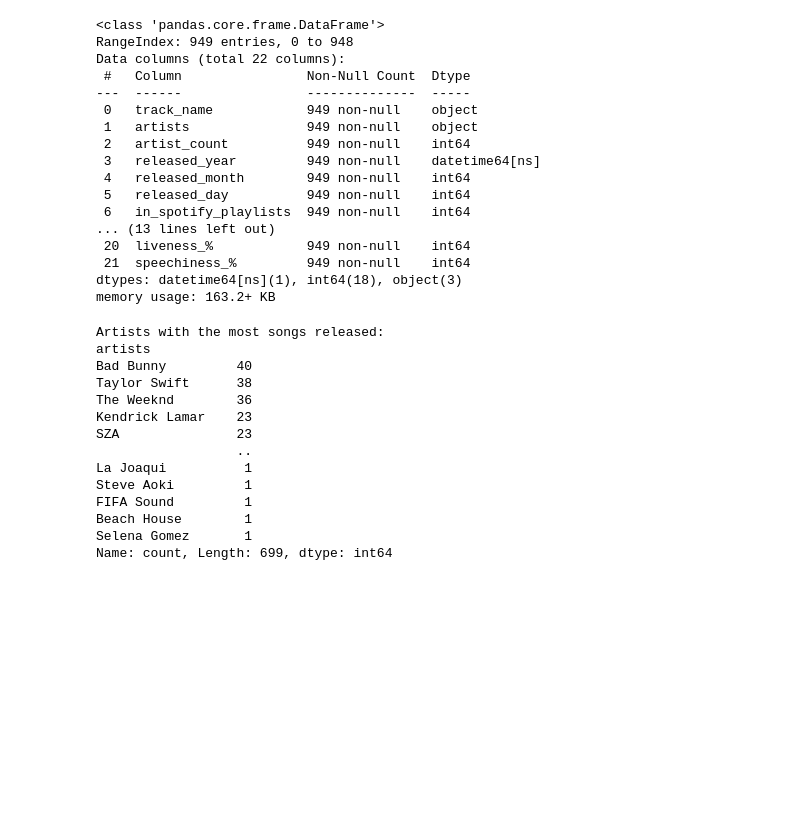
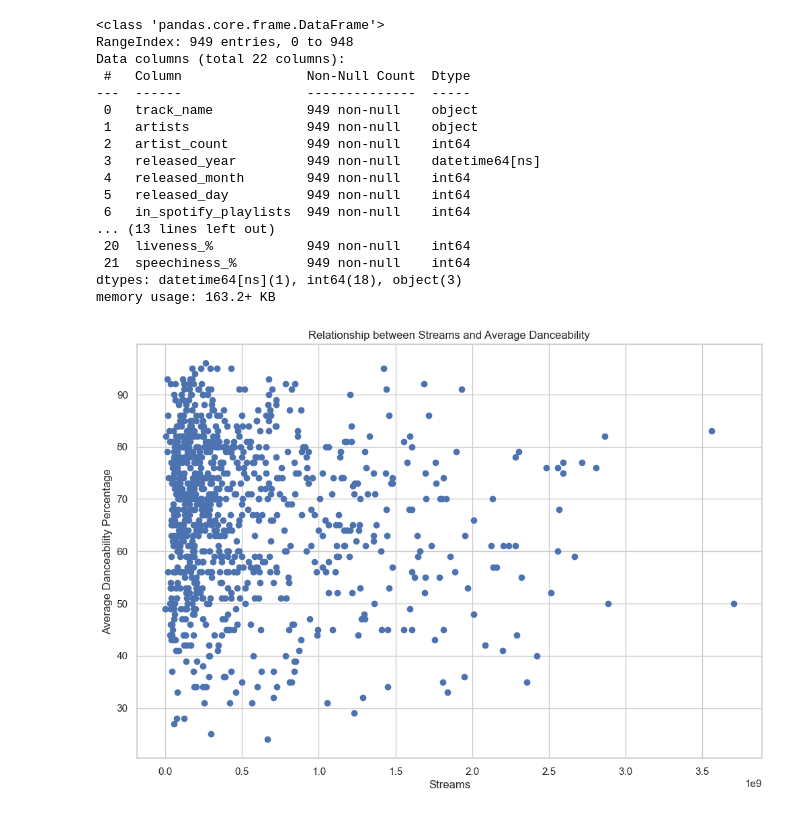
Before and after one commit to i-ap5/FamBus, a Jupyter notebook: famBus.ipynb, the cells around one changed output. Cells and saved outputs as stored; diff of their text form; code cells hidden in the pictures; blank space fills up the shorter version.

Commit message:
Scatter Plot added

```diff
--- a/famBus.ipynb
+++ b/famBus.ipynb
@@ -992,22 +992,21 @@ Data columns (total 22 columns):
  21  speechiness_%         949 non-null    int64
 dtypes: datetime64[ns](1), int64(18), object(3)
 memory usage: 163.2+ KB
-# %%
-most_songs_artists = df_split_artists['artists'].value_counts()
-print("Artists with the most songs released:")
-print(most_songs_artists)
-# %% [output]
-Artists with the most songs released:
-artists
-Bad Bunny         40
-Taylor Swift      38
-The Weeknd        36
-Kendrick Lamar    23
-SZA               23
-                  ..
-La Joaqui          1
-Steve Aoki         1
-FIFA Sound         1
-Beach House        1
-Selena Gomez       1
-Name: count, Length: 699, dtype: int64
+# %%
+
+# Group by streams and calculate the average danceability percentage
+average_danceability = df_copy.groupby('streams')['danceability_%'].mean().reset_index()
+
+# Plot the line plot
+plt.figure(figsize=(12, 8))
+plt.scatter(average_danceability['streams'], average_danceability['danceability_%'])
+
+# Set labels and title
+plt.xlabel('Streams')
+plt.ylabel('Average Danceability Percentage')
+plt.title('Relationship between Streams and Average Danceability')
+
+# Show the plot
+plt.show()
+# %% [output]
+[figure, added]
```
Also changed, not shown: parts of 5 cells of this notebook.
